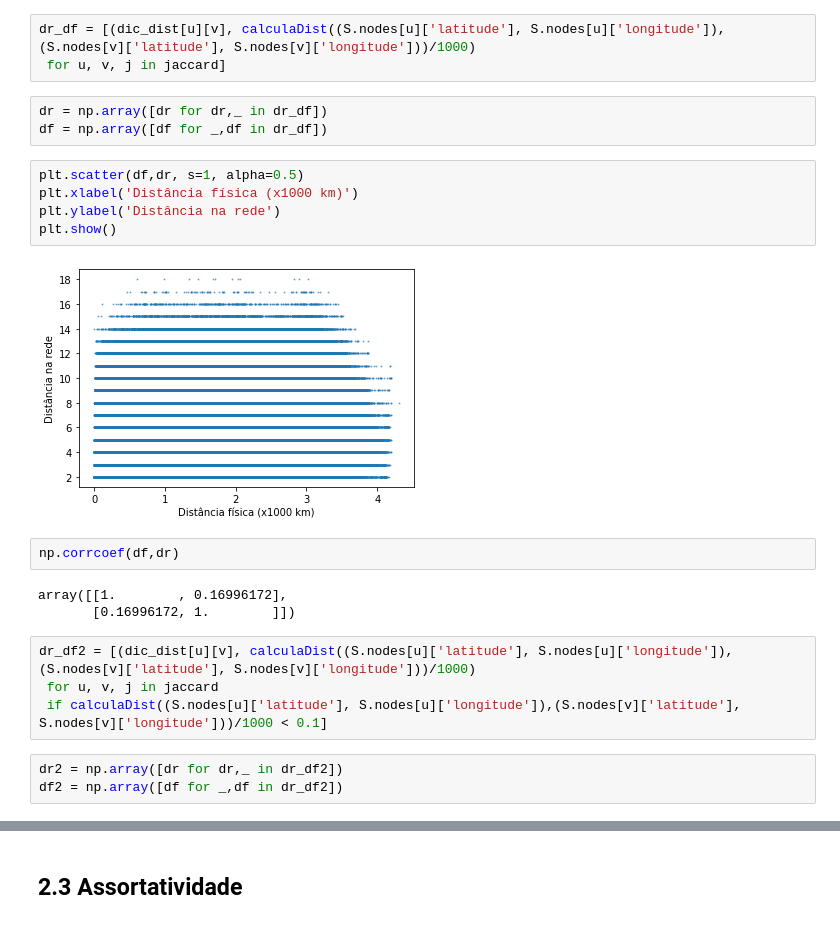
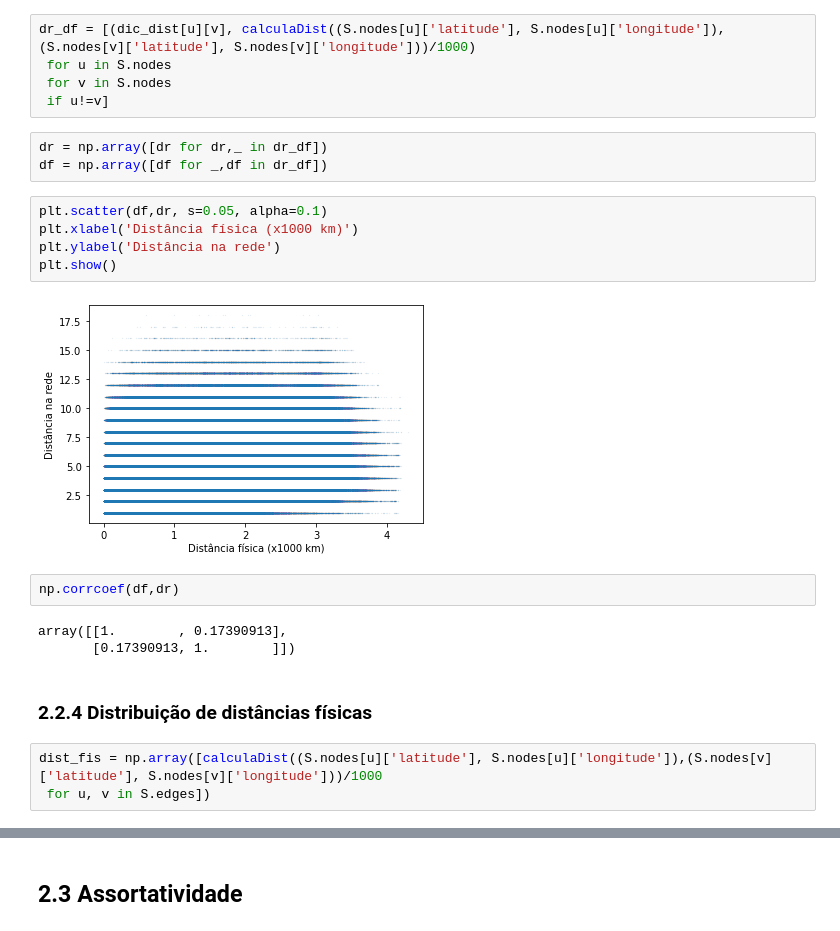
Before and after one commit to girsant/COVID_19, a Jupyter notebook: CPS765_Trab2_AnaliseCleiton.ipynb, the cells around one changed output, grey strips where cells are left out. Saved outputs shown, nothing was run; the diff lists cells and outputs as text.

```diff
--- a/CPS765_Trab2_AnaliseCleiton.ipynb
+++ b/CPS765_Trab2_AnaliseCleiton.ipynb
@@ -475,26 +553,26 @@ plt.show()
 ### 2.2.3 Distância na rede x Distância física
 # %%
 dr_df = [(dic_dist[u][v], calculaDist((S.nodes[u]['latitude'], S.nodes[u]['longitude']),(S.nodes[v]['latitude'], S.nodes[v]['longitude']))/1000)
- for u, v, j in jaccard]
+ for u in S.nodes
+ for v in S.nodes
+ if u!=v]
 # %%
 dr = np.array([dr for dr,_ in dr_df])
 df = np.array([df for _,df in dr_df])
 # %%
-plt.scatter(df,dr, s=1, alpha=0.5)
+plt.scatter(df,dr, s=0.05, alpha=0.1)
 plt.xlabel('Distância física (x1000 km)')
 plt.ylabel('Distância na rede')
 plt.show()
 # %% [output]
-[figure, old version]
+[figure, new version]
 # %%
 np.corrcoef(df,dr)
 # %% [output]
-array([[1.        , 0.16996172],
-       [0.16996172, 1.        ]])
+array([[1.        , 0.17390913],
+       [0.17390913, 1.        ]])
+# %% [markdown]
+### 2.2.4 Distribuição de distâncias físicas
 # %%
-dr_df2 = [(dic_dist[u][v], calculaDist((S.nodes[u]['latitude'], S.nodes[u]['longitude']),(S.nodes[v]['latitude'], S.nodes[v]['longitude']))/1000)
- for u, v, j in jaccard
- if calculaDist((S.nodes[u]['latitude'], S.nodes[u]['longitude']),(S.nodes[v]['latitude'], S.nodes[v]['longitude']))/1000 < 0.1]
+dist_fis = np.array([calculaDist((S.nodes[u]['latitude'], S.nodes[u]['longitude']),(S.nodes[v]['latitude'], S.nodes[v]['longitude']))/1000
+ for u, v in S.edges])
-# %%
-dr2 = np.array([dr for dr,_ in dr_df2])
-df2 = np.array([df for _,df in dr_df2])
```
Also changed, not shown: parts of 52 cells of this notebook.
